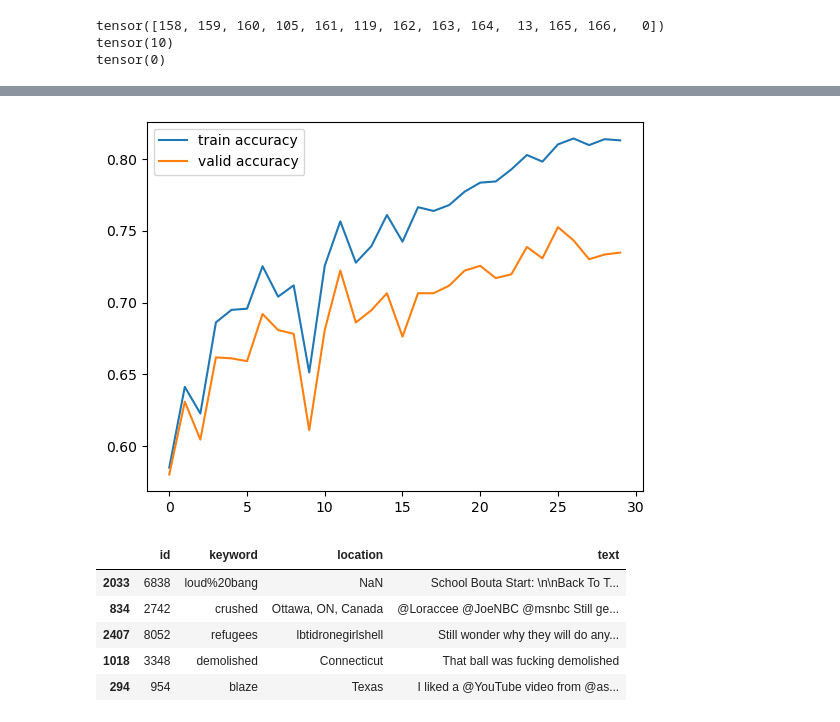
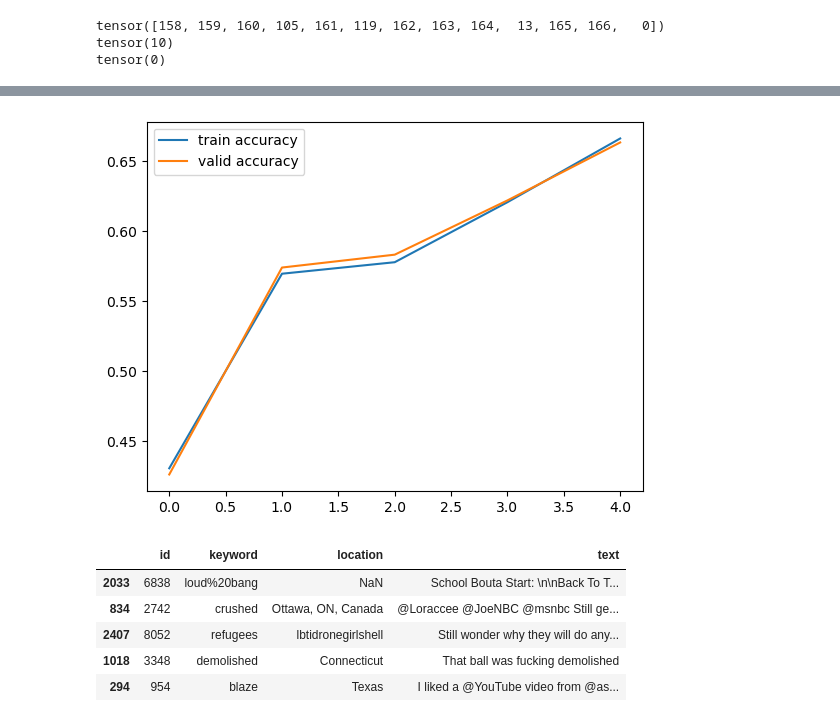
Before and after one commit to berndheidemann/Natural-Language-Processing-with-Disaster-Tweets---first-trys, a Jupyter notebook: 04_transformer_from_scratch.ipynb, the cells around one changed output, grey strips where cells are left out. Drawn from its saved outputs; the diff is of its cells as text; code cells hidden in the pictures.

```diff
--- a/04_transformer_from_scratch.ipynb
+++ b/04_transformer_from_scratch.ipynb
@@ -463,4 +443,3 @@ learner.plot_training()
 # %%
-learner.fit_epochs(10)
 learner.plot_training()
 # %% [output]
@@ -487,4 +446,4 @@ learner.plot_training()
-[figure, old version]
+[figure, new version]
 # %%
 local_test_path='test.csv'
 kaggle_test_path='/kaggle/input/nlp-getting-started/test.csv'
```
Also changed, not shown: parts of 9 cells of this notebook, 2 other files.
